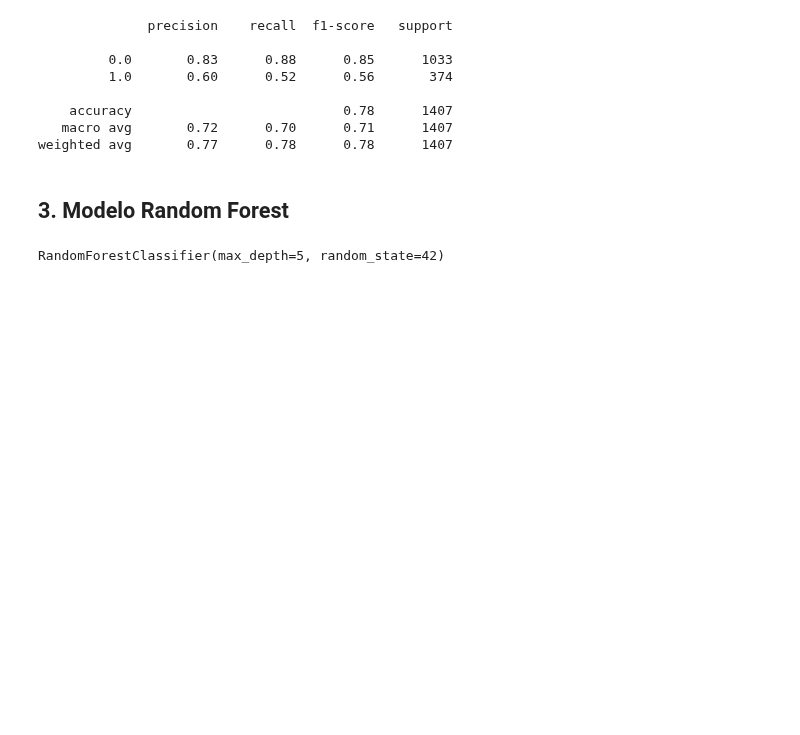
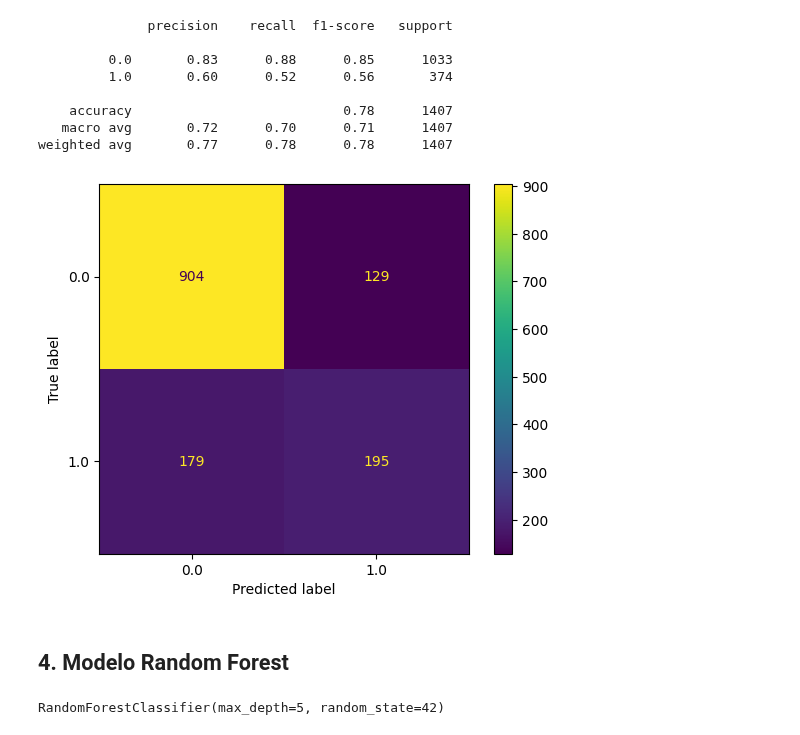
Before and after one commit to Anel-7/challenge-TelecomX-2-prediccion-de-evasion-de-clientes, a Jupyter notebook: TelecomX2.ipynb, the cells around one changed output. Cells and saved outputs as stored; diff of their text form; code cells hidden in the pictures; blank space fills up the shorter version.

```diff
--- a/TelecomX2.ipynb
+++ b/TelecomX2.ipynb
@@ -376,8 +386,12 @@ print(classification_report(y_test, y_pred_ar))
     accuracy                           0.78      1407
    macro avg       0.72      0.70      0.71      1407
 weighted avg       0.77      0.78      0.78      1407
+# %%
+ConfusionMatrixDisplay.from_predictions(y_test, y_pred_ar);
+# %% [output]
+[figure, added]
 # %% [markdown]
-## 3. Modelo Random Forest
+## 4. Modelo Random Forest
 # %%
 from sklearn.ensemble import RandomForestClassifier
 # %%
```
Also changed, not shown: parts of 12 cells of this notebook.
